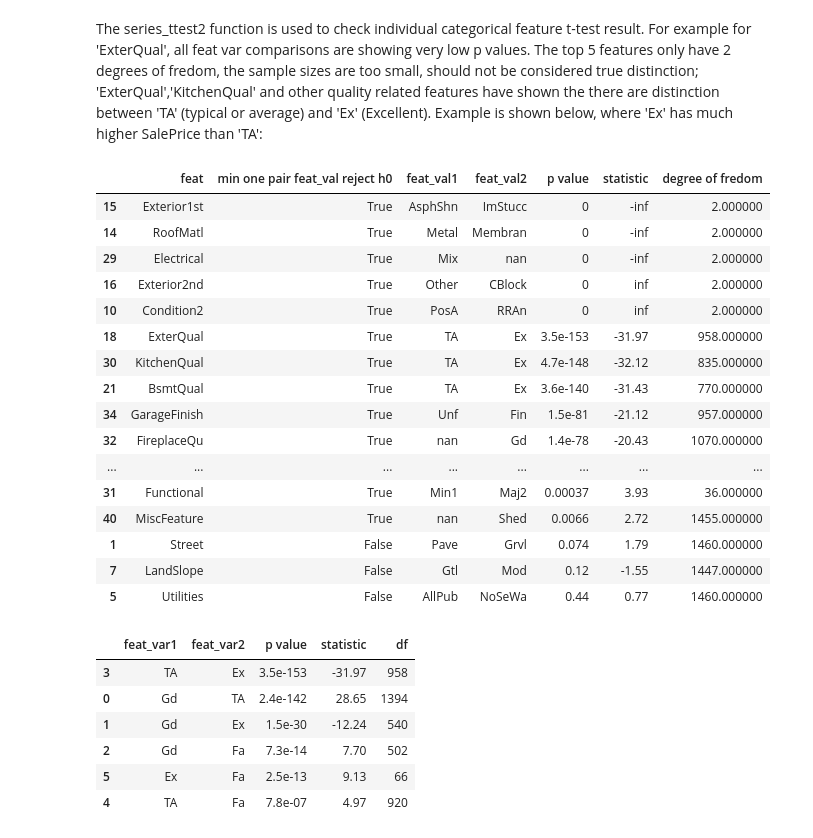
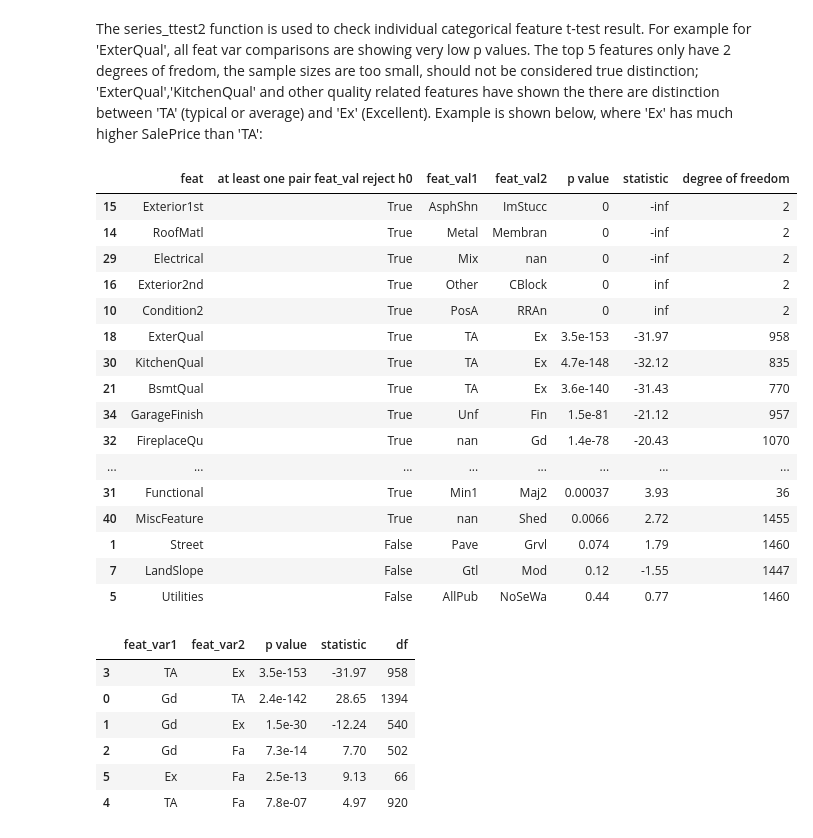
Before and after one commit to Ren1990/house_price_reg_model, a Jupyter notebook: house_price.ipynb, the cells around one changed output. Saved outputs shown, nothing was run; the diff lists cells and outputs as text; code cells hidden in the pictures.

```diff
--- a/house_price.ipynb
+++ b/house_price.ipynb
@@ -473,7 +447,7 @@ def series_dict(df1):
 #t-test for the feature value from series
 def series_ttest2(a):
     i_keys=list(a.keys())
-    t_result=pd.DataFrame(columns=['feat_var1','feat_var2','p value','statistic','df'])
+    t_result=pd.DataFrame(columns=['feat_var1','feat_var2','p value','t-statistic','df'])
     index=0
     for i in range(len(i_keys)):
         if i+1<len(i_keys):
@@ -485,7 +459,7 @@ def series_ttest2(a):
 # %%
 #t-test feature feat from dataframe
 def feat_ttest(df,feat,target_response):
-    sig_result=pd.DataFrame(columns=['feat','min one pair feat_val reject h0','feat_val1','feat_val2','p value','statistic','degree of fredom'])
+    sig_result=pd.DataFrame(columns=['feat','at least one pair feat_val reject h0','feat_val1','feat_val2','p value','statistic','degree of freedom'])
     sig_result_index=0
     for i in feat:
         df1=df[[i,target_response]]
@@ -515,25 +489,25 @@ The top 5 features only have 2 degrees of fredom, the sample sizes are too small
 'ExterQual','KitchenQual' and other quality related features have shown the there are distinction between 'TA' (typical or average) and 'Ex' (Excellent). Example is shown below, where 'Ex' has much higher SalePrice than 'TA':
 # %%
 cat_feat_result=feat_ttest(df,cat_feat,'SalePrice')
-cat_feat_result.style.format({'p value': '{:.2g}','statistic':'{:.2f}','df':'{:.0f}'})
+cat_feat_result.style.format({'p value': '{:.2g}','statistic':'{:.2f}','degree of freedom':'{:.0f}'})
 # %% [output]
-|  | feat | min one pair feat_val reject h0 | feat_val1 | feat_val2 | p value | statistic | degree of fredom |
-| 15 | Exterior1st | True | AsphShn | ImStucc | 0 | -inf | 2.000000 |
-| 14 | RoofMatl | True | Metal | Membran | 0 | -inf | 2.000000 |
-| 29 | Electrical | True | Mix | nan | 0 | -inf | 2.000000 |
-| 16 | Exterior2nd | True | Other | CBlock | 0 | inf | 2.000000 |
-| 10 | Condition2 | True | PosA | RRAn | 0 | inf | 2.000000 |
-| 18 | ExterQual | True | TA | Ex | 3.5e-153 | -31.97 | 958.000000 |
-| 30 | KitchenQual | True | TA | Ex | 4.7e-148 | -32.12 | 835.000000 |
-| 21 | BsmtQual | True | TA | Ex | 3.6e-140 | -31.43 | 770.000000 |
-| 34 | GarageFinish | True | Unf | Fin | 1.5e-81 | -21.12 | 957.000000 |
-| 32 | FireplaceQu | True | nan | Gd | 1.4e-78 | -20.43 | 1070.000000 |
+|  | feat | at least one pair feat_val reject h0 | feat_val1 | feat_val2 | p value | statistic | degree of freedom |
+| 15 | Exterior1st | True | AsphShn | ImStucc | 0 | -inf | 2 |
+| 14 | RoofMatl | True | Metal | Membran | 0 | -inf | 2 |
+| 29 | Electrical | True | Mix | nan | 0 | -inf | 2 |
+| 16 | Exterior2nd | True | Other | CBlock | 0 | inf | 2 |
+| 10 | Condition2 | True | PosA | RRAn | 0 | inf | 2 |
+| 18 | ExterQual | True | TA | Ex | 3.5e-153 | -31.97 | 958 |
+| 30 | KitchenQual | True | TA | Ex | 4.7e-148 | -32.12 | 835 |
+| 21 | BsmtQual | True | TA | Ex | 3.6e-140 | -31.43 | 770 |
+| 34 | GarageFinish | True | Unf | Fin | 1.5e-81 | -21.12 | 957 |
+| 32 | FireplaceQu | True | nan | Gd | 1.4e-78 | -20.43 | 1070 |
 | ... | ... | ... | ... | ... | ... | ... | ... |
-| 31 | Functional | True | Min1 | Maj2 | 0.00037 | 3.93 | 36.000000 |
-| 40 | MiscFeature | True | nan | Shed | 0.0066 | 2.72 | 1455.000000 |
-| 1 | Street | False | Pave | Grvl | 0.074 | 1.79 | 1460.000000 |
-| 7 | LandSlope | False | Gtl | Mod | 0.12 | -1.55 | 1447.000000 |
-| 5 | Utilities | False | AllPub | NoSeWa | 0.44 | 0.77 | 1460.000000 |
+| 31 | Functional | True | Min1 | Maj2 | 0.00037 | 3.93 | 36 |
+| 40 | MiscFeature | True | nan | Shed | 0.0066 | 2.72 | 1455 |
+| 1 | Street | False | Pave | Grvl | 0.074 | 1.79 | 1460 |
+| 7 | LandSlope | False | Gtl | Mod | 0.12 | -1.55 | 1447 |
+| 5 | Utilities | False | AllPub | NoSeWa | 0.44 | 0.77 | 1460 |
 # %%
 a=series_ttest2(series_dict(df[['ExterQual','SalePrice']]))
 a.sort_values(by=['p value']).style.format({'p value': '{:.2g}','statistic':'{:.2f}','df':'{:.0f}'})
```
Also changed, not shown: parts of 75 cells of this notebook, 4 other files.
